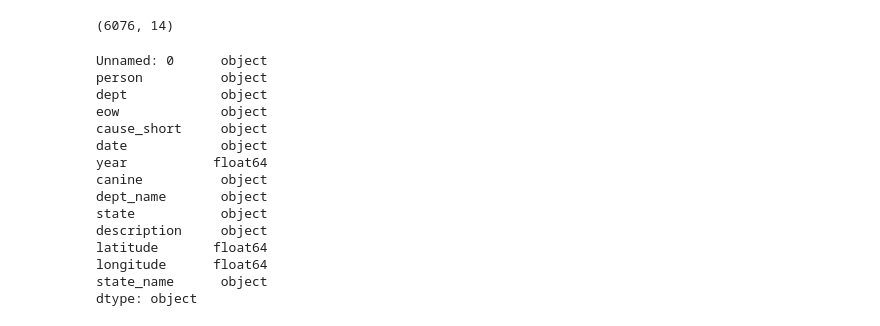
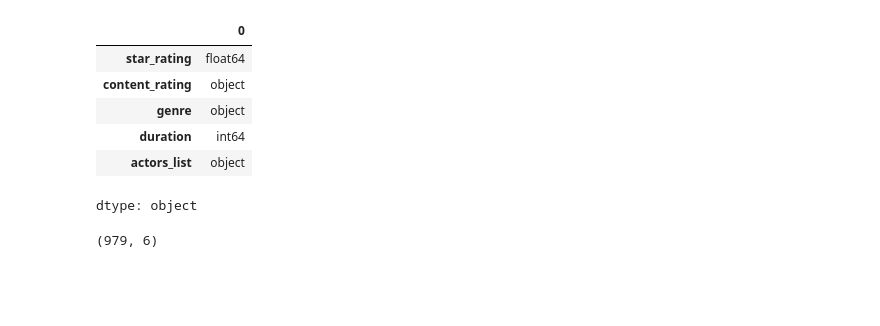
Before and after one commit to iftikhar200/DEV1, a Jupyter notebook: ai.ipynb, the cells around one changed output. Saved outputs shown, nothing was run; the diff lists cells and outputs as text; code cells hidden in the pictures; blank space fills up the shorter version.

```diff
--- a/ai.ipynb
+++ b/ai.ipynb
@@ -33,22 +14,16 @@ df.tail(5)
+# %%
+df=pd.read_csv("http://bit.ly/imdbratings",sep=",",index_col="title")
+df.shape
+df.dtypes
+# %% [output]
+|  | 0 |
+| star_rating | float64 |
+| content_rating | object |
+| genre | object |
+| duration | int64 |
+| actors_list | object |
+dtype: object
 # %%
 df.shape
 # %% [output]
-(6076, 14)
+(979, 6)
-# %%
-print(df.dtypes)
-# %% [output]
-Unnamed: 0      object
-person          object
-dept            object
-eow             object
-cause_short     object
-date            object
-year           float64
-canine          object
-dept_name       object
-state           object
-description     object
-latitude       float64
-longitude      float64
-state_name      object
-dtype: object
```
Also changed, not shown: parts of 11 cells of this notebook.
